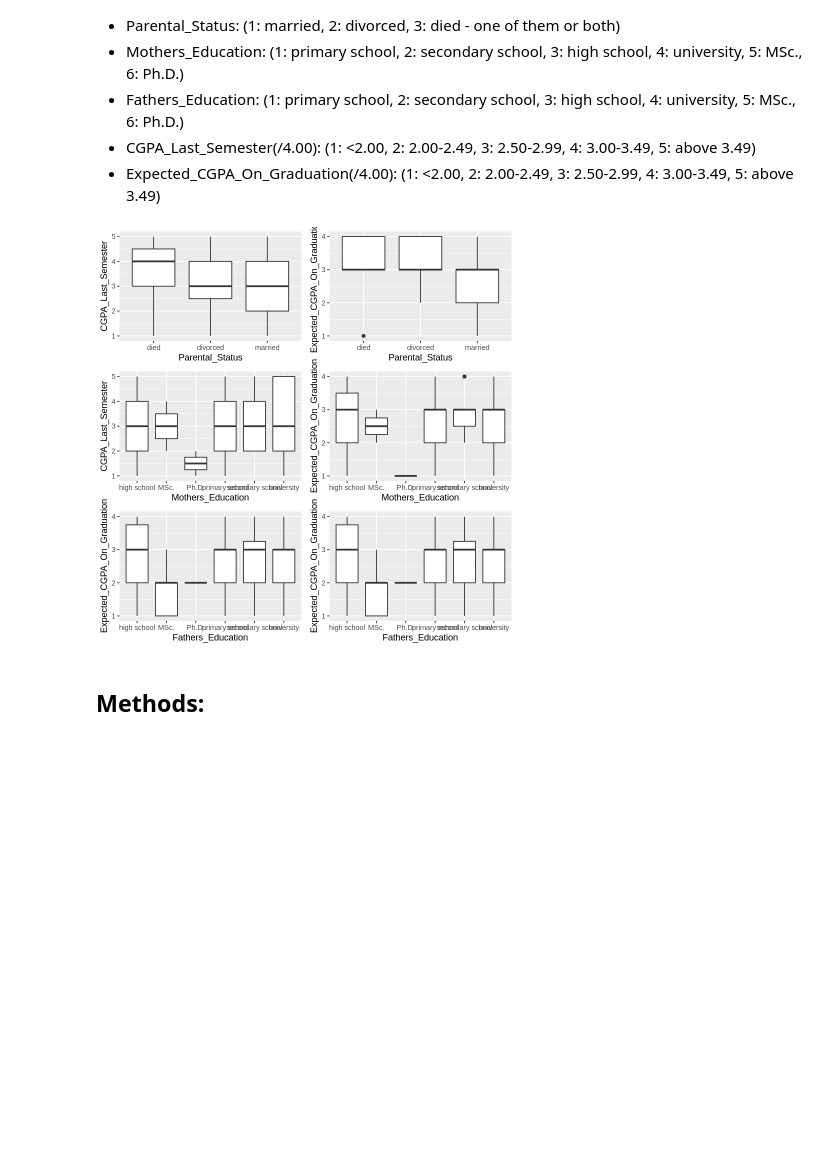
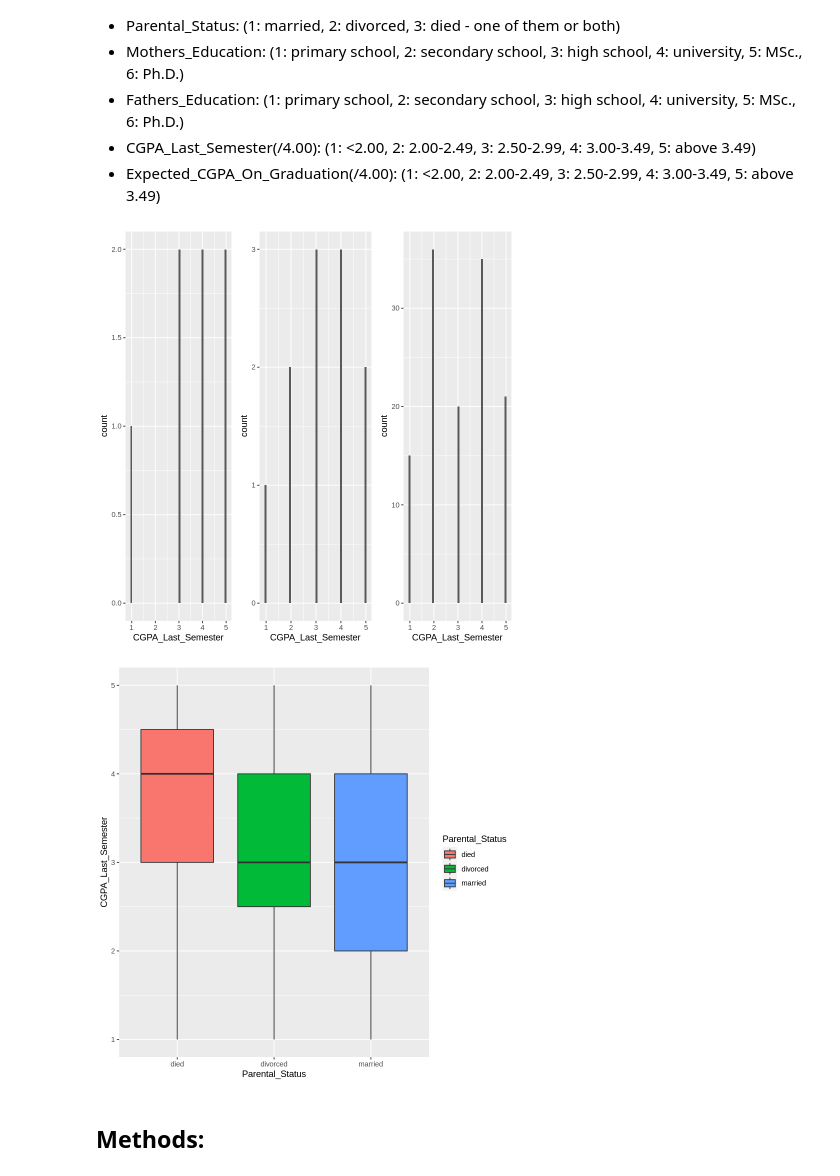
Before and after one commit to DanielHuangjiakang/Academic_Success_and_Parental_Education_Analysis-STAT201Group29, a Jupyter notebook: STAT201_GroupProposal.ipynb, the cells around one changed output. Cells and saved outputs as stored; diff of their text form; code cells hidden in the pictures; blank space fills up the shorter version.

```diff
--- a/STAT201_GroupProposal.ipynb
+++ b/STAT201_GroupProposal.ipynb
@@ -19,21 +38,10 @@ library(tidymodels)
 # %%
 # Read the CSV file
 student_data <- read_csv("student.csv", col_names = TRUE, show_col_types = FALSE) |>
-    select(Student_ID, Parental_Status, Mothers_Education, Fathers_Education, CGPA_Last_Semester, Expected_CGPA_On_Graduation) |>
+    select(Parental_Status, CGPA_Last_Semester, Expected_CGPA_On_Graduation) |>
     mutate(Parental_Status = ifelse(Parental_Status == 1, "married",
                              ifelse(Parental_Status == 2, "divorced",
-                             ifelse(Parental_Status == 3, "died", Parental_Status)))) |>
-    mutate(Mothers_Education = ifelse(Mothers_Education == 1, "primary school",
-                                ifelse(Mothers_Education == 2, "secondary school",
-                                ifelse(Mothers_Education == 3, "high school",
-                                ifelse(Mothers_Education == 4, "university",
-                                ifelse(Mothers_Education == 5, "MSc.",
-                                ifelse(Mothers_Education == 6, "Ph.D.", Mothers_Education))))))) |>
-    mutate(Fathers_Education = ifelse(Fathers_Education == 1, "primary school",
-                                ifelse(Fathers_Education == 2, "secondary school",
-                                ifelse(Fathers_Education == 3, "high school",
-                                ifelse(Fathers_Education == 4, "university",
-                                ifelse(Fathers_Education == 5, "MSc.",
-                                ifelse(Fathers_Education == 6, "Ph.D.", Fathers_Education)))))))
+                             ifelse(Parental_Status == 3, "died", Parental_Status))))
+
 head(student_data, 5)
 # %% [output]
@@ -55,35 +63,42 @@ A tibble: 5 × 6
 * CGPA_Last_Semester(/4.00): (1: <2.00, 2: 2.00-2.49, 3: 2.50-2.99, 4: 3.00-3.49, 5: above 3.49)
 * Expected_CGPA_On_Graduation(/4.00): (1: <2.00, 2: 2.00-2.49, 3: 2.50-2.99, 4: 3.00-3.49, 5: above 3.49)
 # %%
+histogram_Died_Parents_CGPA_Last_Semester <-
+    student_data |>
+    filter(Parental_Status == "died") |>
+    ggplot(aes(x = CGPA_Last_Semester)) +
+    geom_histogram(bins = 50)
+
+histogram_Married_Parents_CGPA_Last_Semester <-
+    student_data |>
+    filter(Parental_Status == "married") |>
+    ggplot(aes(x = CGPA_Last_Semester)) +
+    geom_histogram(bins = 50)
+
+histogram_Divorced_Parents_CGPA_Last_Semester <-
+    student_data |>
+    filter(Parental_Status == "divorced") |>
+    ggplot(aes(x = CGPA_Last_Semester)) +
+    geom_histogram(bins = 50)
+
 boxplots_Parental_Status_CGPA_Last_Semester <-
-   student_data %>%
-   ggplot(aes(x = Parental_Status, y = CGPA_Last_Semester)) +
+   student_data |>
+   ggplot(aes(x = Parental_Status, y = CGPA_Last_Semester, fill = Parental_Status)) +
    geom_boxplot()
+plot_grid <- plot_grid(histogram_Died_Parents_CGPA_Last_Semester,
+                       histogram_Divorced_Parents_CGPA_Last_Semester,
+                       histogram_Married_Parents_CGPA_Last_Semester,
+                       ncol=3)
 
-boxplots_Parental_Status_Expected_CGPA_On_Graduation <-
-    student_data %>%
-   ggplot(aes(x = Parental_Status, y = Expected_CGPA_On_Graduation)) +
-   geom_boxplot()
+T_Died_Parents_CGPA_Last_Semester <-
+    student_data |>
 
-boxplots_Mothers_Education_CGPA_Last_Semester <-
-    student_data %>%
-   ggplot(aes(x = Mothers_Education, y = CGPA_Last_Semester)) +
-   geom_boxplot()
 
-boxplots_Fathers_Education_Expected_CGPA_On_Graduation <-
-    student_data %>%
-   ggplot(aes(x = Fathers_Education, y = Expected_CGPA_On_Graduation)) +
-   geom_boxplot()
-
-boxplots_Fathers_Education_Expected_CGPA_On_Graduation <-
-    student_data %>%
-   ggplot(aes(x = Fathers_Education, y = Expected_CGPA_On_Graduation)) +
-   geom_boxplot()
-
-plot_grid <- plot_grid(boxplots_Parental_Status_CGPA_Last_Semester, boxplots_Parental_Status_Expected_CGPA_On_Graduation, boxplots_Mothers_Education_CGPA_Last_Semester, boxplots_Mothers_Education_Expected_CGPA_On_Graduation, boxplots_Fathers_Education_Expected_CGPA_On_Graduation, boxplots_Fathers_Education_Expected_CGPA_On_Graduation, ncol = 2)
 plot_grid
+boxplots_Parental_Status_CGPA_Last_Semester
 # %% [output]
-[figure, old version]
+[figure, new version]
+[figure, added]
 # %% [markdown]
 ## Methods:
 # %% [markdown]
```
Also changed, not shown: parts of 4 cells of this notebook.
